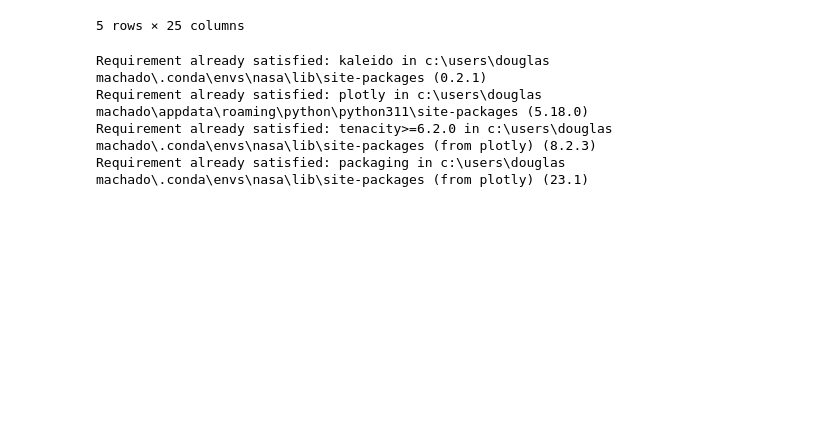
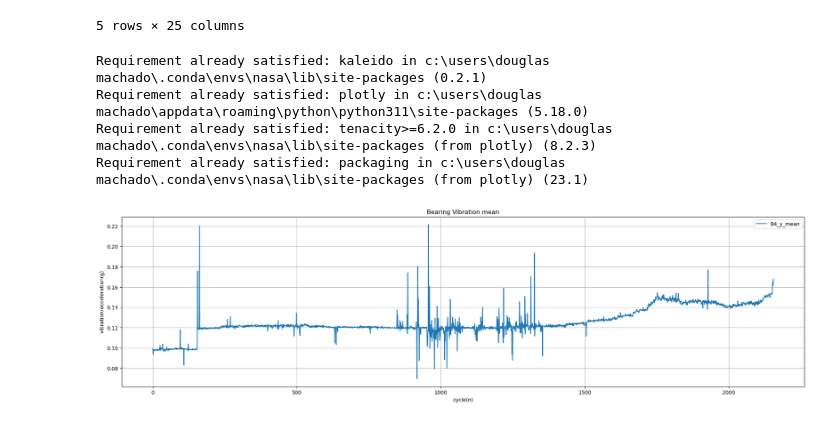
Before and after one commit to douglasmmachado/NASABearing, a Jupyter notebook: nasa.ipynb, the cells around one changed output. Saved outputs shown, nothing was run; the diff lists cells and outputs as text; code cells hidden in the pictures; blank space fills up the shorter version.

```diff
--- a/nasa.ipynb
+++ b/nasa.ipynb
@@ -297,6 +310,25 @@ Requirement already satisfied: kaleido in c:\users\douglas machado\.conda\envs\n
 Requirement already satisfied: plotly in c:\users\douglas machado\appdata\roaming\python\python311\site-packages (5.18.0)
 Requirement already satisfied: tenacity>=6.2.0 in c:\users\douglas machado\.conda\envs\nasa\lib\site-packages (from plotly) (8.2.3)
 Requirement already satisfied: packaging in c:\users\douglas machado\.conda\envs\nasa\lib\site-packages (from plotly) (23.1)
+# %%
+data = df_B4.B4_y_mean
+bearing = '4'
+axis = 'y'
+
+# Plot using Matplotlib
+ax = data.plot(figsize=(24, 6), title="Bearing Vibration mean", legend=True)
+
+# Customize plot
+ax.set(xlabel="cycle(n)", ylabel="vibration/acceleration(g)")
+ax.grid(True)
+
+# Save the figure
+plt.savefig(f"mean_acceleration_bearing_{bearing}_axis_{axis}.png")
+
+# Show the plot
+plt.show()
+# %% [output]
+[figure, added]
 # %%
 import matplotlib.pyplot as plt
 import numpy as np
```
Also changed, not shown: parts of 6 cells of this notebook, 1 other file.
